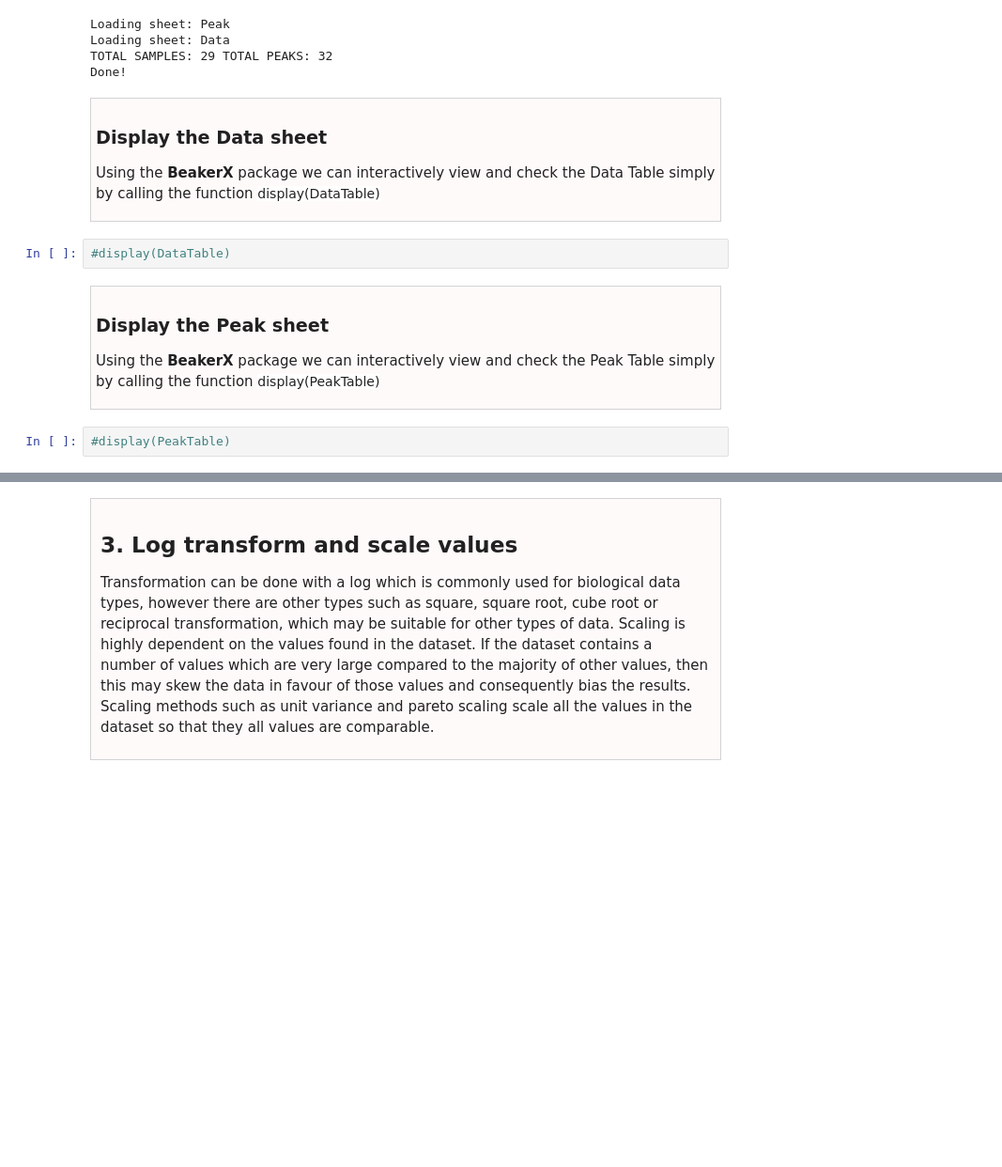
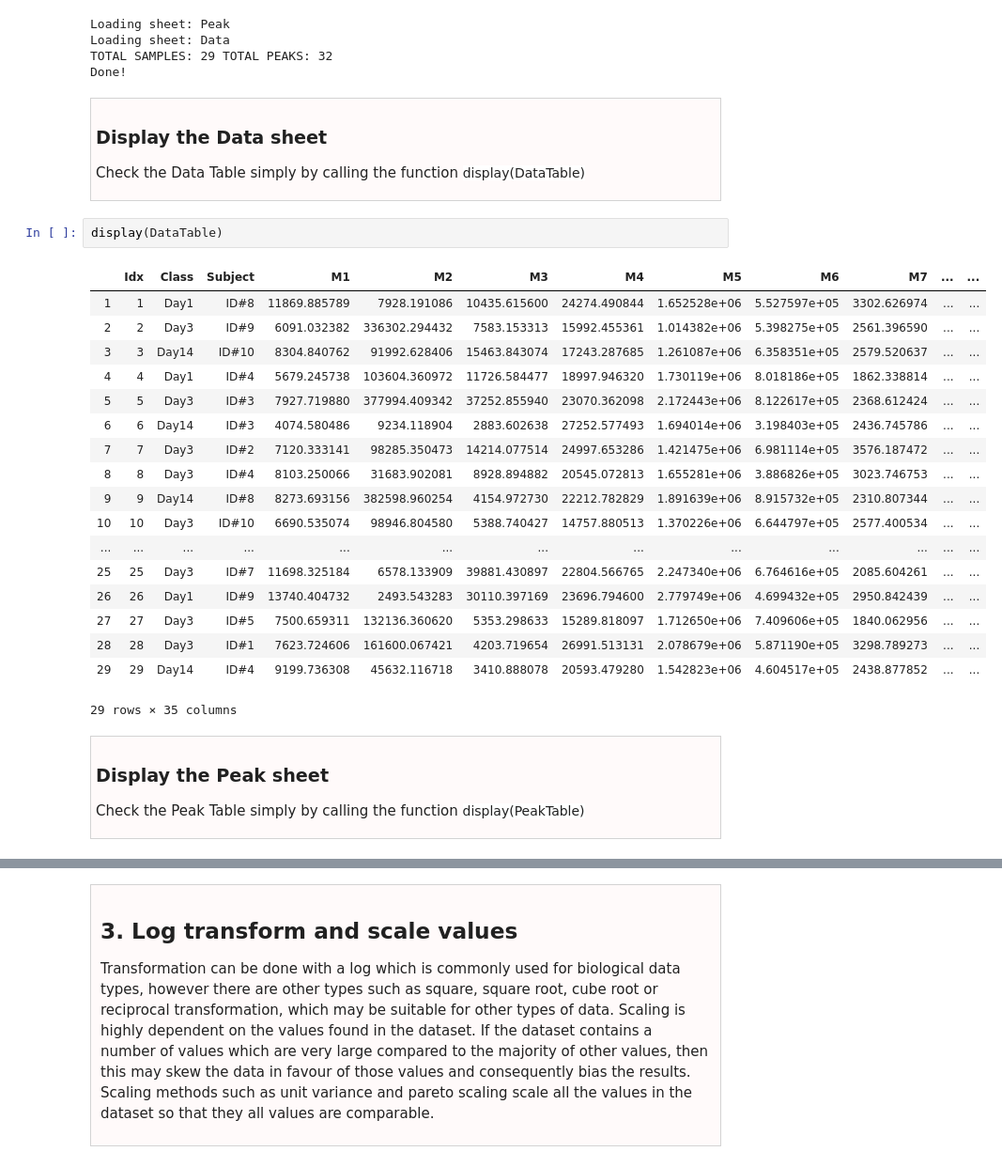
Before and after one commit to brettChapman/multivis_tutorials, a Jupyter notebook: Tutorial1.ipynb, the cells around one changed output, grey strips where cells are left out. Shown: that part at 94% size. Drawn from its saved outputs; the diff is of its cells as text; blank space fills up the shorter version.

```diff
--- a/Tutorial1.ipynb
+++ b/Tutorial1.ipynb
@@ -77,17 +74,34 @@ Done!
 
 ### Display the Data sheet
 
-Using the <b>BeakerX</b> package we can interactively view and check the Data Table simply by calling the function <span style="font-family: monaco; font-size: 14px; background-color:white;">display(DataTable)</span><br>
+Check the Data Table simply by calling the function <span style="font-family: monaco; font-size: 14px; background-color:white;">display(DataTable)</span><br>
 
 </div>
-# %%
-#display(DataTable)
+# %%
+display(DataTable)
+# %% [output]
+|  | Idx | Class | Subject | M1 | M2 | M3 | M4 | M5 | M6 | M7 | ... | ... |
+| 1 | 1 | Day1 | ID#8 | 11869.885789 | 7928.191086 | 10435.615600 | 24274.490844 | 1.652528e+06 | 5.527597e+05 | 3302.626974 | ... | ... |
+| 2 | 2 | Day3 | ID#9 | 6091.032382 | 336302.294432 | 7583.153313 | 15992.455361 | 1.014382e+06 | 5.398275e+05 | 2561.396590 | ... | ... |
+| 3 | 3 | Day14 | ID#10 | 8304.840762 | 91992.628406 | 15463.843074 | 17243.287685 | 1.261087e+06 | 6.358351e+05 | 2579.520637 | ... | ... |
+| 4 | 4 | Day1 | ID#4 | 5679.245738 | 103604.360972 | 11726.584477 | 18997.946320 | 1.730119e+06 | 8.018186e+05 | 1862.338814 | ... | ... |
+| 5 | 5 | Day3 | ID#3 | 7927.719880 | 377994.409342 | 37252.855940 | 23070.362098 | 2.172443e+06 | 8.122617e+05 | 2368.612424 | ... | ... |
+| 6 | 6 | Day14 | ID#3 | 4074.580486 | 9234.118904 | 2883.602638 | 27252.577493 | 1.694014e+06 | 3.198403e+05 | 2436.745786 | ... | ... |
+| 7 | 7 | Day3 | ID#2 | 7120.333141 | 98285.350473 | 14214.077514 | 24997.653286 | 1.421475e+06 | 6.981114e+05 | 3576.187472 | ... | ... |
+| 8 | 8 | Day3 | ID#4 | 8103.250066 | 31683.902081 | 8928.894882 | 20545.072813 | 1.655281e+06 | 3.886826e+05 | 3023.746753 | ... | ... |
+| 9 | 9 | Day14 | ID#8 | 8273.693156 | 382598.960254 | 4154.972730 | 22212.782829 | 1.891639e+06 | 8.915732e+05 | 2310.807344 | ... | ... |
+| 10 | 10 | Day3 | ID#10 | 6690.535074 | 98946.804580 | 5388.740427 | 14757.880513 | 1.370226e+06 | 6.644797e+05 | 2577.400534 | ... | ... |
+| ... | ... | ... | ... | ... | ... | ... | ... | ... | ... | ... | ... | ... |
+| 25 | 25 | Day3 | ID#7 | 11698.325184 | 6578.133909 | 39881.430897 | 22804.566765 | 2.247340e+06 | 6.764616e+05 | 2085.604261 | ... | ... |
+| 26 | 26 | Day1 | ID#9 | 13740.404732 | 2493.543283 | 30110.397169 | 23696.794600 | 2.779749e+06 | 4.699432e+05 | 2950.842439 | ... | ... |
+| 27 | 27 | Day3 | ID#5 | 7500.659311 | 132136.360620 | 5353.298633 | 15289.818097 | 1.712650e+06 | 7.409606e+05 | 1840.062956 | ... | ... |
+| 28 | 28 | Day3 | ID#1 | 7623.724606 | 161600.067421 | 4203.719654 | 26991.513131 | 2.078679e+06 | 5.871190e+05 | 3298.789273 | ... | ... |
+| 29 | 29 | Day14 | ID#4 | 9199.736308 | 45632.116718 | 3410.888078 | 20593.479280 | 1.542823e+06 | 4.604517e+05 | 2438.877852 | ... | ... |
+29 rows × 35 columns
 # %% [markdown]
 <div style="background-color:rgb(255, 250, 250); padding:5px;  border: 1px solid lightgrey; padding-left: 1em; padding-right: 1em;">
 
 ### Display the Peak sheet
 
-Using the <b>BeakerX</b> package we can interactively view and check the Peak Table simply by calling the function <span style="font-family: monaco; font-size: 14px; background-color:white;">display(PeakTable)</span><br>
+Check the Peak Table simply by calling the function <span style="font-family: monaco; font-size: 14px; background-color:white;">display(PeakTable)</span><br>
 </div>
-# %%
-#display(PeakTable)
```
Also changed, not shown: parts of 2 cells of this notebook, 16 other files.
